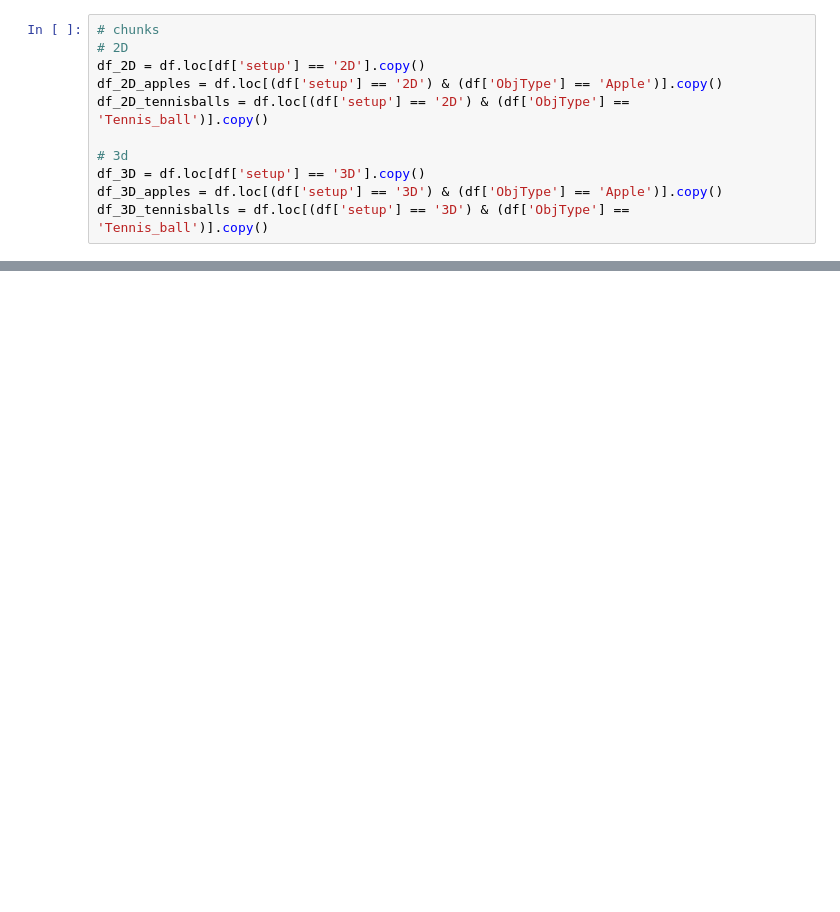
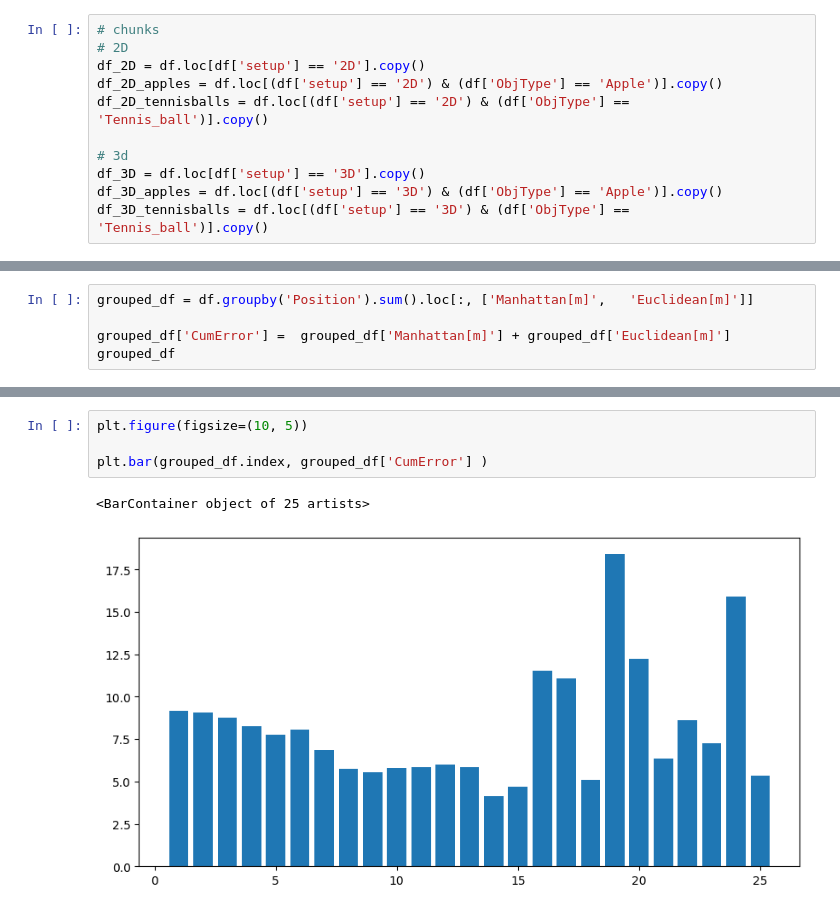
Before and after one commit to ECOPOM/Positioning_MetroAgriFor2024, a Jupyter notebook: notebooks/data_analysis.ipynb, the cells around one changed output, grey strips where cells are left out. Saved outputs shown, nothing was run; the diff lists cells and outputs as text; blank space fills up the shorter version.

```diff
--- a/notebooks/data_analysis.ipynb
+++ b/notebooks/data_analysis.ipynb
@@ -153,0 +156,5 @@ grouped_df
+# %%
+grouped_df = df.groupby('Position').sum().loc[:, ['Manhattan[m]',	'Euclidean[m]']]
+
+grouped_df['CumError'] =  grouped_df['Manhattan[m]'] + grouped_df['Euclidean[m]']
+grouped_df
@@ -153,0 +180,7 @@ grouped_df
+# %%
+plt.figure(figsize=(10, 5))
+
+plt.bar(grouped_df.index, grouped_df['CumError'] )
+# %% [output]
+<BarContainer object of 25 artists>
+[figure, added]
```
Also changed, not shown: parts of 11 cells of this notebook, 49 other files.
